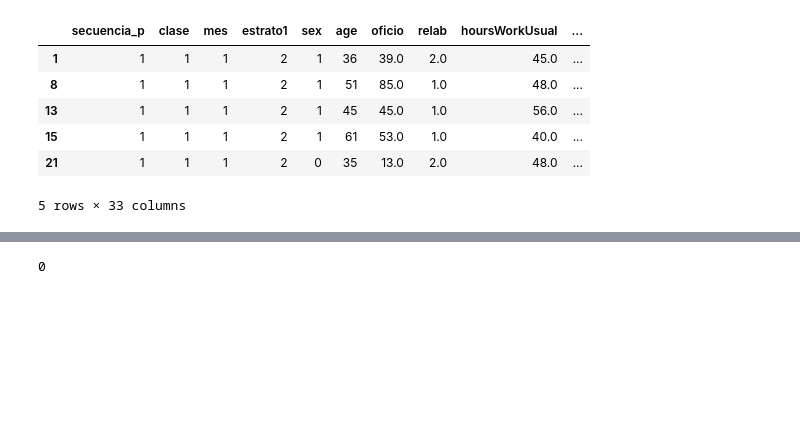
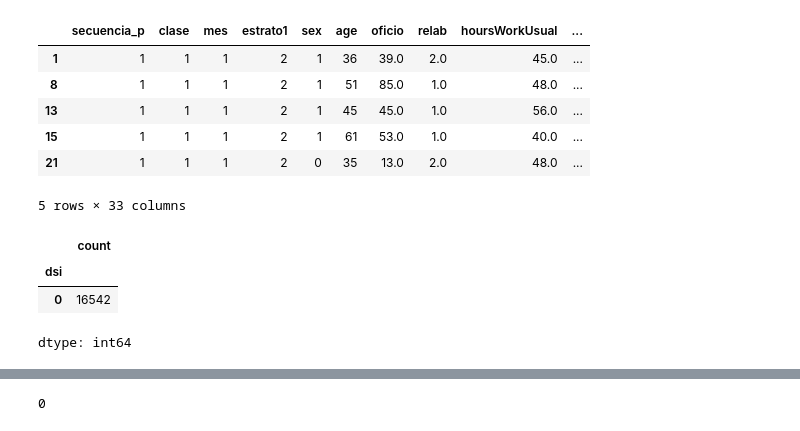
Before and after one commit to dipla70/ML-TP1, a Jupyter notebook: TP1.ipynb, the cells around one changed output, grey strips where cells are left out. Saved outputs shown, nothing was run; the diff lists cells and outputs as text; code cells hidden in the pictures; blank space fills up the shorter version.

```diff
--- a/TP1.ipynb
+++ b/TP1.ipynb
@@ -183,0 +187,7 @@ y = df_3.loc[:, 'w'] # tomo variable dependiente
+# %%
+df_3[['']].value_counts()
+# %% [output]
+|  | count |
+| dsi |  |
+| 0 | 16542 |
+dtype: int64
```
Also changed, not shown: parts of 11 cells of this notebook.
